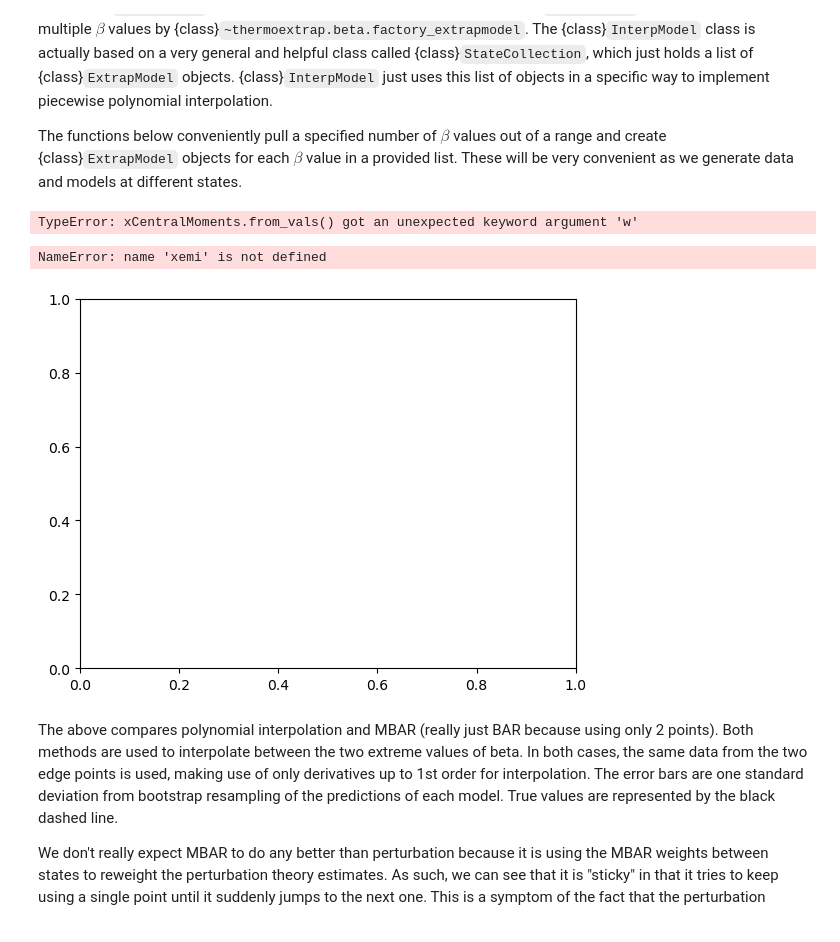
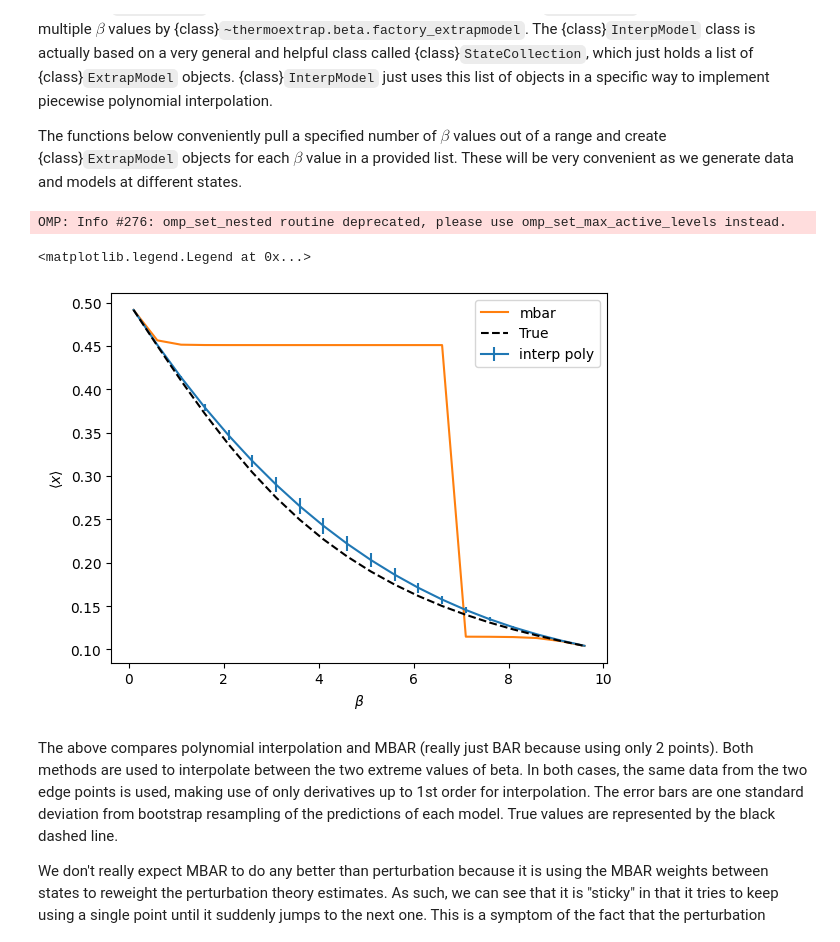
Before and after one commit to usnistgov/thermoextrap, a Jupyter notebook: examples/usage/basic/Temperature_Interp.ipynb, the cells around one changed output. Saved outputs shown, nothing was run; the diff lists cells and outputs as text; code cells hidden in the pictures.

```diff
--- a/examples/usage/basic/Temperature_Interp.ipynb
+++ b/examples/usage/basic/Temperature_Interp.ipynb
@@ -48,7 +49,10 @@ def get_betas(nbeta=4, betamin=0.1, betamax=10.0):
 def get_xems(betas, nconfig=100000, npart=1000, order=2, vol=1):
     xems = []
     for beta in betas:
-        xdata, udata = idealgas.generate_data((nconfig, npart), beta=beta, vol=vol)
+        xdata, udata = (
+            xr.DataArray(_, dims="rec")
+            for _ in idealgas.generate_data((nconfig, npart), beta=beta, vol=vol)
+        )
         xem = xtrap.beta.factory_extrapmodel(
             beta=beta,
             data=xtrap.DataCentralMomentsVals.from_vals(
@@ -72,27 +76,27 @@ xems = get_xems(beta_samp)
 xemi = xtrap.InterpModel(xems)
 xmbar = xtrap.MBARModel(xems)
 # %% [output]
-TypeError: xCentralMoments.from_vals() got an unexpected keyword argument 'w'
+OMP: Info #276: omp_set_nested routine deprecated, please use omp_set_max_active_levels instead.
 # %%
 # Make rpedictions with each type of interpolative model
 
 fig, ax = plt.subplots()
 
 out = xemi.predict(betas, order=1)
-err = xemi.resample(nrep=100).predict(betas, order=2).std("rep")
+err = xemi.resample(sampler={"nrep": 100}).predict(betas, order=2).std("rep")
 plt.errorbar(betas, out, yerr=err, label="interp poly")
 
 xmbar.predict(betas).plot(label="mbar")
 
 # And plot the true values
 plt.plot(betas, idealgas.x_ave(betas), "k--", label="True", zorder=3)
 
 ax.set_xlabel(r"$\beta$")
 ax.set_ylabel(r"$\langle x \rangle$")
 ax.legend()
 # %% [output]
-NameError: name 'xemi' is not defined
+<matplotlib.legend.Legend at 0x...>
-[figure, old version]
+[figure, new version]
 # %% [markdown]
 The above compares polynomial interpolation and MBAR (really just BAR because using only 2 points). Both methods are used to interpolate between the two extreme values of beta. In both cases, the same data from the two edge points is used, making use of only derivatives up to 1st order for interpolation. The error bars are one standard deviation from bootstrap resampling of the predictions of each model. True values are represented by the black dashed line.
 
```
Also changed, not shown: parts of 6 cells of this notebook, 10 other files.
